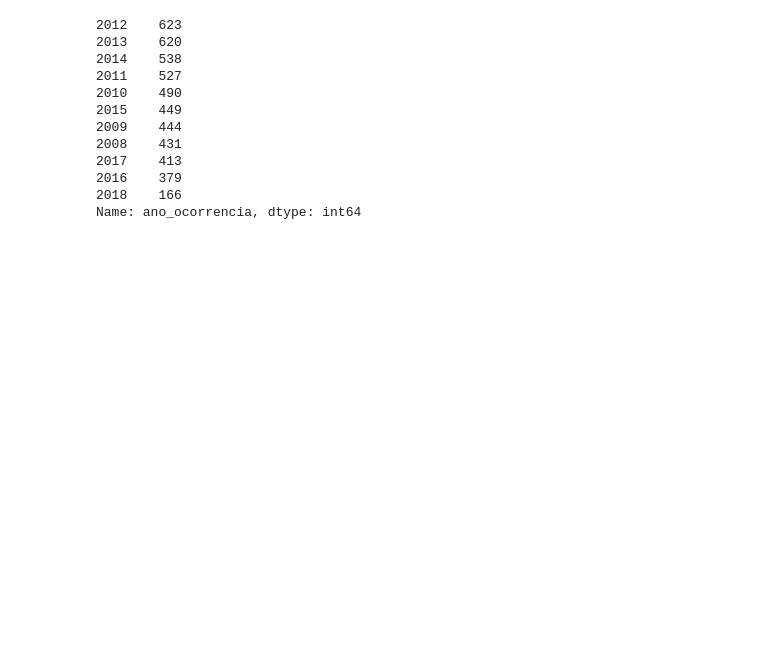
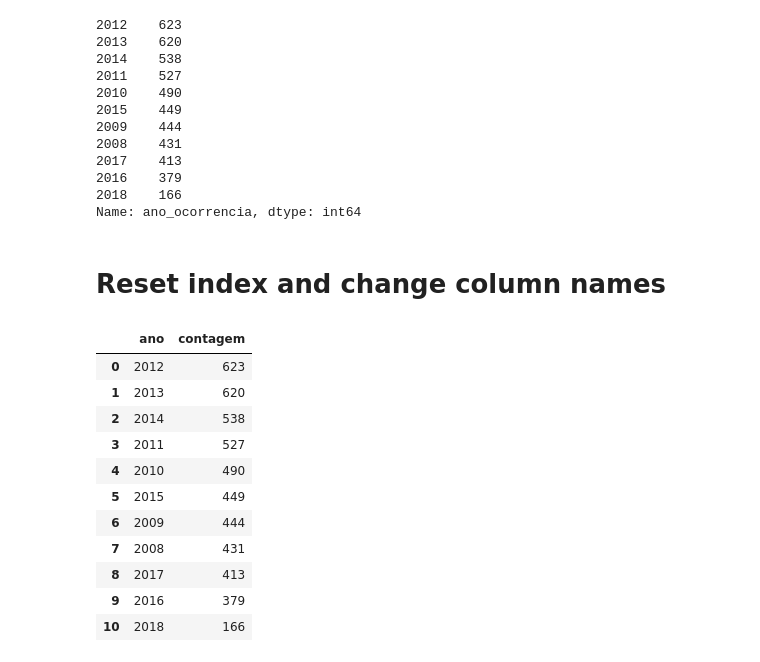
Before and after one commit to Guilehm/notebooks, a Jupyter notebook: airplanes_occurrences.ipynb, the cells around one changed output. Saved outputs shown, nothing was run; the diff lists cells and outputs as text; code cells hidden in the pictures; blank space fills up the shorter version.

```diff
--- a/airplanes_occurrences.ipynb
+++ b/airplanes_occurrences.ipynb
@@ -68,3 +68,22 @@ ocurrences_by_year
 2016    379
 2018    166
 Name: ano_ocorrencia, dtype: int64
+# %% [markdown]
+# Reset index and change column names
+# %%
+ocurrences_by_year = ocurrences_by_year.reset_index()
+ocurrences_by_year.columns = ('ano', 'contagem')
+ocurrences_by_year
+# %% [output]
+|  | ano | contagem |
+| 0 | 2012 | 623 |
+| 1 | 2013 | 620 |
+| 2 | 2014 | 538 |
+| 3 | 2011 | 527 |
+| 4 | 2010 | 490 |
+| 5 | 2015 | 449 |
+| 6 | 2009 | 444 |
+| 7 | 2008 | 431 |
+| 8 | 2017 | 413 |
+| 9 | 2016 | 379 |
+| 10 | 2018 | 166 |
```
Also changed, not shown: parts of 3 cells of this notebook.
